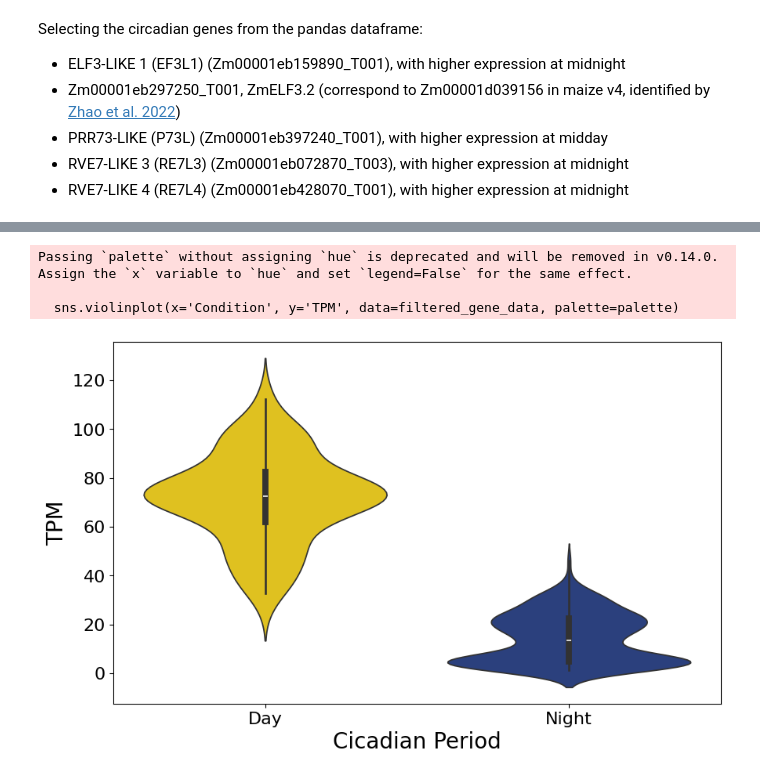
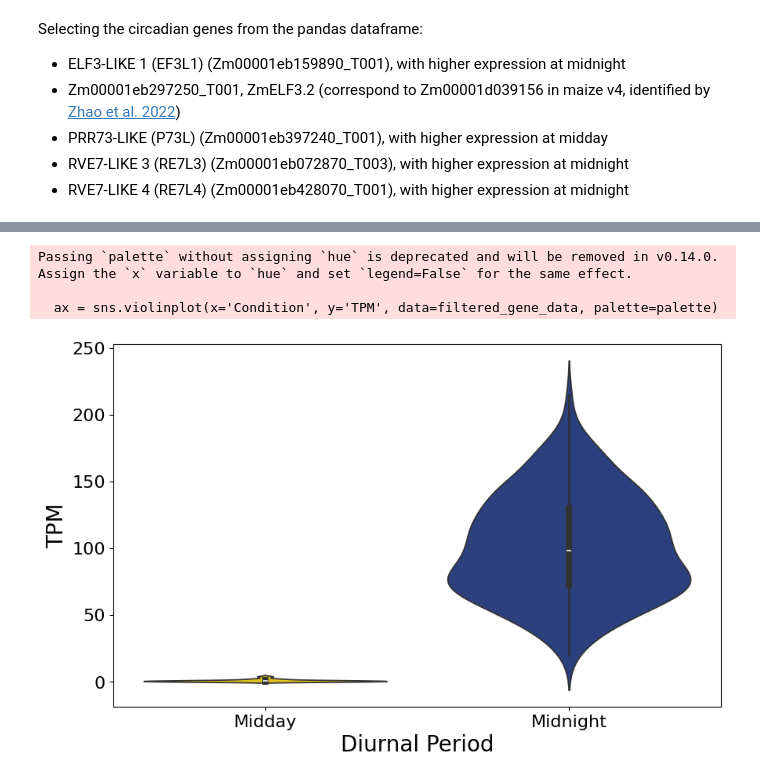
Before and after one commit to labbces/maize_transcriptome_microbiome_diurnal_periods, a Jupyter notebook: transcriptome/plots_circadian_cycle_genes.ipynb, the cells around one changed output, grey strips where cells are left out. Cells and saved outputs as stored; diff of their text form; code cells hidden in the pictures.

Commit message:
Fixing labels (x axis)

```diff
--- a/transcriptome/plots_circadian_cycle_genes.ipynb
+++ b/transcriptome/plots_circadian_cycle_genes.ipynb
@@ -58,29 +87,30 @@ filtered_genes_df = tidy_combined_expression[tidy_combined_expression['Name'].is
 # %%
 import seaborn as sns
 
 import matplotlib.pyplot as plt
 
 # Filter the data for a single gene name
-gene_name = 'Zm00001eb397240_T001'
+gene_name = 'Zm00001eb072870_T003'
 palette = {'Day': '#FFD700', 'Night': '#1E3A8A'}
 filtered_gene_data = filtered_genes_df[filtered_genes_df['Name'] == gene_name]
 
 # Set font sizes
 plt.rc('axes', titlesize=22)  # Title font size
 plt.rc('axes', labelsize=20)  # Axis label font size
 plt.rc('xtick', labelsize=16)  # X-tick label font size
 plt.rc('ytick', labelsize=16)  # Y-tick label font size
 
 # Create the violin plot
 plt.figure(figsize=(10, 6))
-sns.violinplot(x='Condition', y='TPM', data=filtered_gene_data, palette=palette)
-plt.xlabel('Cicadian Period')
+ax = sns.violinplot(x='Condition', y='TPM', data=filtered_gene_data, palette=palette)
+ax.set_xlabel('Diurnal Period')
+ax.set_xticklabels(['Midday' if label.get_text() == 'Day' else 'Midnight' for label in ax.get_xticklabels()])
 plt.show()
 # %% [output]
 Passing `palette` without assigning `hue` is deprecated and will be removed in v0.14.0. Assign the `x` variable to `hue` and set `legend=False` for the same effect.
 
-  sns.violinplot(x='Condition', y='TPM', data=filtered_gene_data, palette=palette)
+  ax = sns.violinplot(x='Condition', y='TPM', data=filtered_gene_data, palette=palette)
-[figure, old version]
+[figure, new version]
 # %%
 import seaborn as sns
 
```
Also changed, not shown: parts of 5 cells of this notebook.
